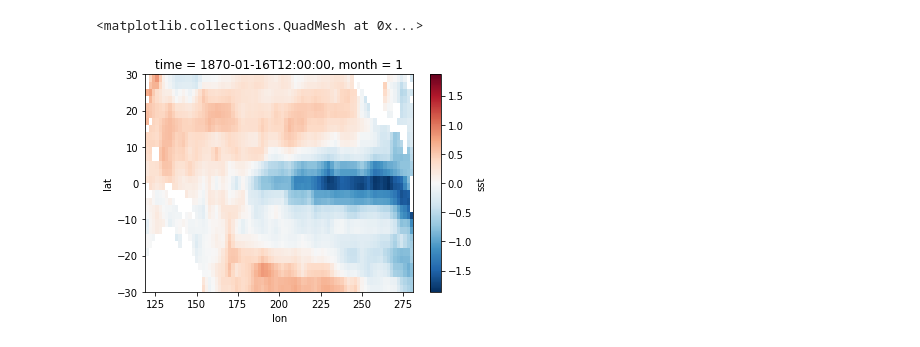
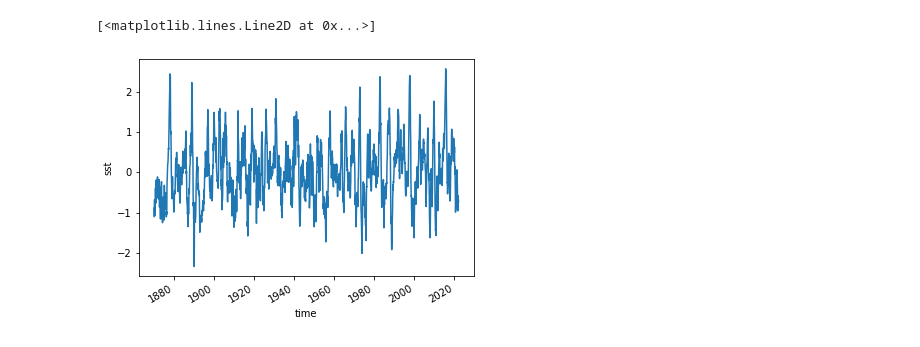
Before and after one commit to ZiluM/GirlFriendPythonCode, a Jupyter notebook: section9_comana.ipynb, the cells around one changed output. Cells and saved outputs as stored; diff of their text form; code cells hidden in the pictures.

```diff
--- a/section9_comana.ipynb
+++ b/section9_comana.ipynb
@@ -9,7 +9,10 @@ sst = xr.where(np.abs(sst)>100,np.NAN,sst)
 
 ssta = sst.groupby("time.month") - sst.groupby("time.month").mean()
 sstas = ssta.loc[:,-30:30,120:280]
-sstas[0].plot()
+# sstas[0].plot()
-# %% [output]
-<matplotlib.collections.QuadMesh at 0x...>
-[figure, removed]
+# %%
+nino34 = ssta.loc[:,-5:5,190:240].mean(("lat","lon"))
+nino34.plot()
+# %% [output]
+[<matplotlib.lines.Line2D at 0x...>]
+[figure, added]
```
Also changed, not shown: parts of 8 cells of this notebook, 1 other file.
